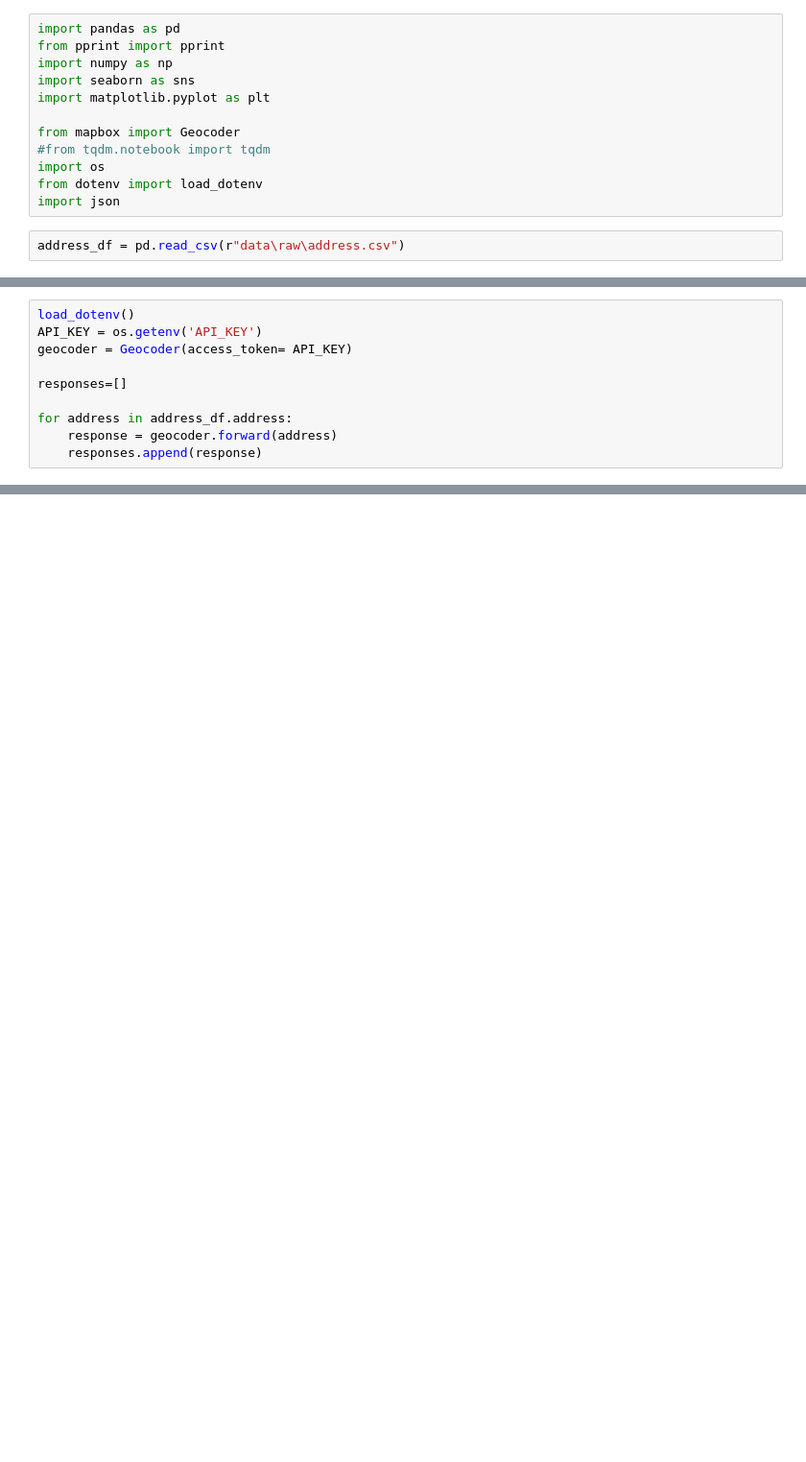
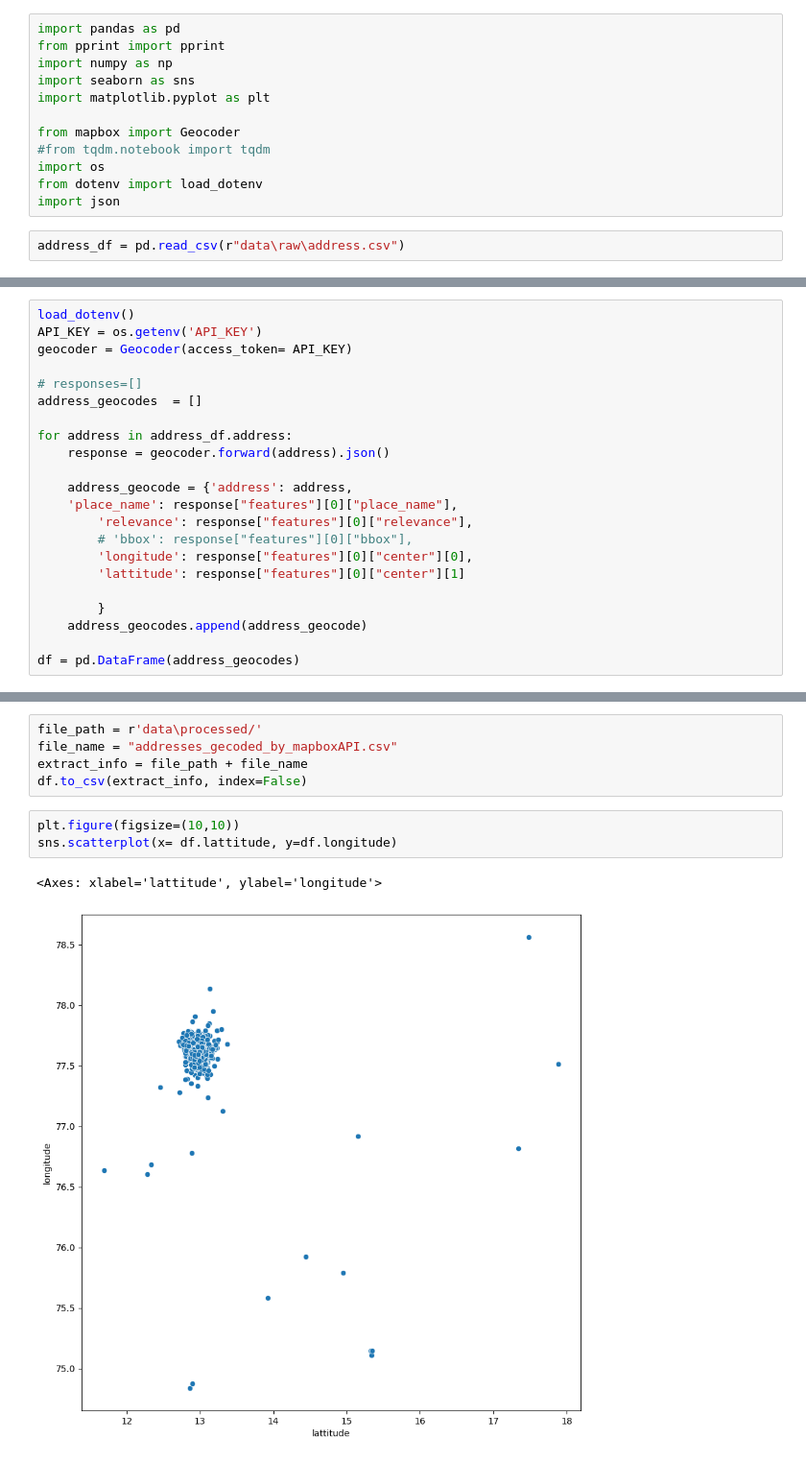
Before and after one commit to AnshikaJain2405/OrionDataAnalyticsInternshipJul23-Proj2, a Jupyter notebook: notebooks/GeoEncode.ipynb, the cells around one changed output, grey strips where cells are left out. Shown at 96% size. Cells and saved outputs as stored; diff of their text form; blank space fills up the shorter version.

Commit message:
Encoded address using mapbox

```diff
--- a/notebooks/GeoEncode.ipynb
+++ b/notebooks/GeoEncode.ipynb
@@ -17,8 +73,20 @@ load_dotenv()
 API_KEY = os.getenv('API_KEY')
 geocoder = Geocoder(access_token= API_KEY)
 
-responses=[]
+# responses=[]
+address_geocodes  = []
 
 for address in address_df.address:
-    response = geocoder.forward(address)
-    responses.append(response)
+    response = geocoder.forward(address).json()
+
+    address_geocode = {'address': address,
+    'place_name': response["features"][0]["place_name"],
+        'relevance': response["features"][0]["relevance"],
+        # 'bbox': response["features"][0]["bbox"],
+        'longitude': response["features"][0]["center"][0],
+        'lattitude': response["features"][0]["center"][1]
+
+        }
+    address_geocodes.append(address_geocode)
+
+df = pd.DataFrame(address_geocodes)
@@ -93,0 +109,11 @@ address_df
+# %%
+file_path = r'data\processed/'
+file_name = "addresses_gecoded_by_mapboxAPI.csv"
+extract_info = file_path + file_name
+df.to_csv(extract_info, index=False)
+# %%
+plt.figure(figsize=(10,10))
+sns.scatterplot(x= df.lattitude, y=df.longitude)
+# %% [output]
+<Axes: xlabel='lattitude', ylabel='longitude'>
+[figure, added]
```
Also changed, not shown: parts of 10 cells of this notebook, 2 other files.
